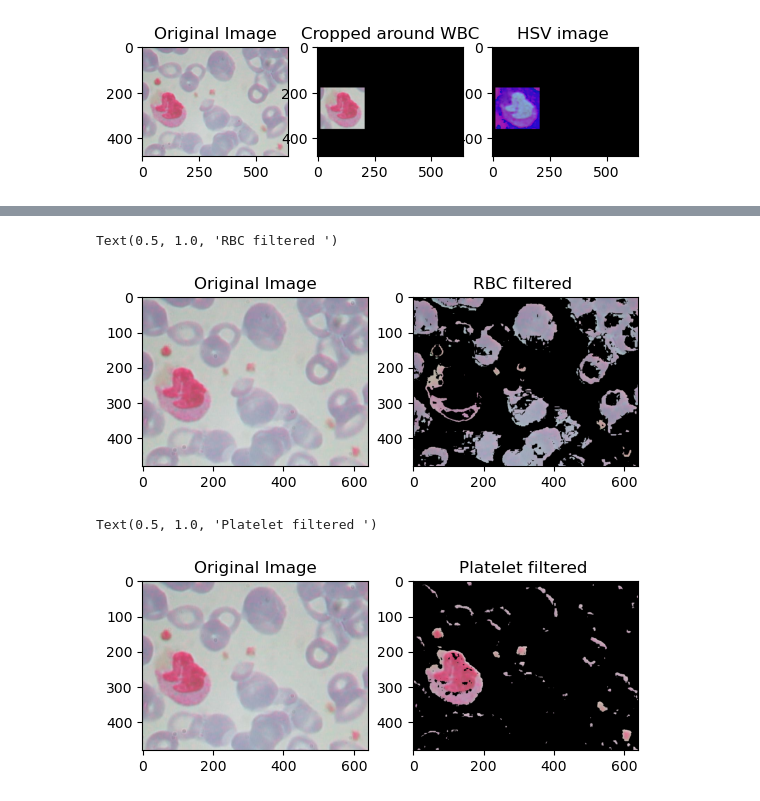
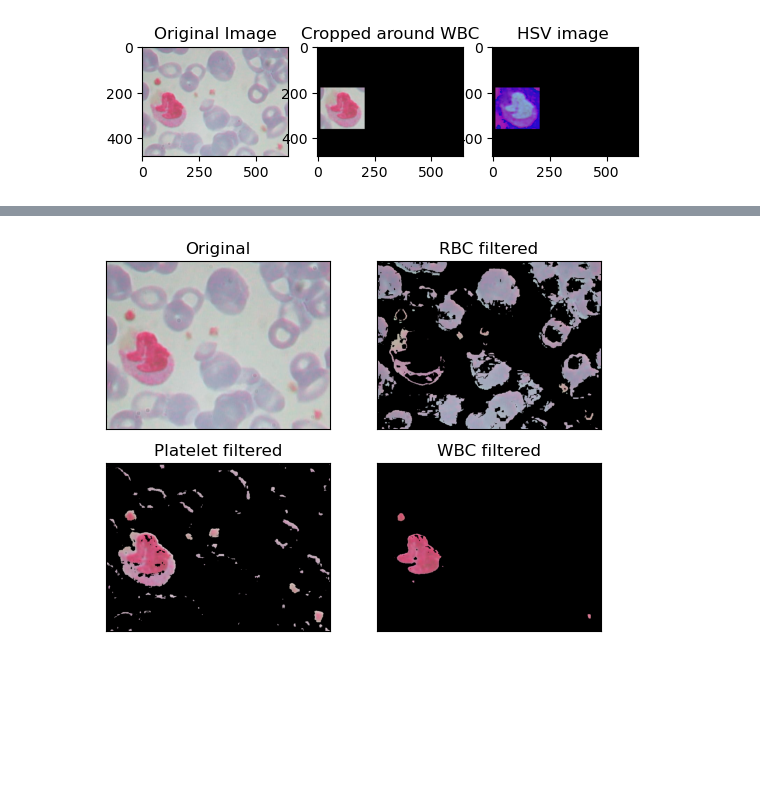
Before and after one commit to shreeja-shreeja/blood-image-exp, a Jupyter notebook: blood_segment.ipynb, the cells around one changed output, grey strips where cells are left out. Cells and saved outputs as stored; diff of their text form; code cells hidden in the pictures; blank space fills up the shorter version.

Commit message:
Combined filtering and thresholding

```diff
--- a/blood_segment.ipynb
+++ b/blood_segment.ipynb
@@ -145,35 +129,33 @@ Text(0.5, 1.0, 'WBC filtered ')
-# %%
-#Set thresholds for RBC
-lower = np.array([0, 25, 160])
-upper = np.array([180, 65, 200])
-
-img_rbc = img.copy()
-rbc_op = hsv_filter(img_rbc, lower, upper)
-
-fig, axes = plt.subplots(1, 2)
-axes[0].imshow(img)
-axes[0].set_title('Original Image')
-axes[1].imshow(rbc_op)
-axes[1].set_title('RBC filtered ')
-# %% [output]
-Text(0.5, 1.0, 'RBC filtered ')
-[figure, removed]
-# %%
-#Set thresholds for Platelets
-lower = np.array([110, 20, 180])
-upper = np.array([145, 166, 235])
-
-img_plt = img.copy()
-plt_op = hsv_filter(img_plt, lower, upper)
-
-fig, axes = plt.subplots(1, 2)
-axes[0].imshow(img)
-axes[0].set_title('Original Image')
-axes[1].imshow(plt_op)
-axes[1].set_title('Platelet filtered ')
-# %% [output]
-Text(0.5, 1.0, 'Platelet filtered ')
-[figure, removed]
+# %%
+# Set thresholds type = [lower_th, upper_th]
+wbc_th = [np.array([120, 100, 160]), np.array([135, 170, 225])]
+plt_th = [np.array([110, 20, 180]), np.array([145, 166, 235])]
+rbc_th = [np.array([0, 25, 160]), np.array([180, 65, 200])]
+
+ths = [wbc_th, rbc_th, plt_th]
+types = ['WBC', 'RBC', 'Platelet']
+# %%
+fig, axes = plt.subplots(2, 2)
+axes[0, 0].imshow(img)
+axes[0, 0].set_title('Original')
+axes[0, 0].set_xticks([])
+axes[0, 0].set_yticks([])
+
+tmp = [axes[0, 1], axes[1, 0], axes[1, 1]]
+imgs = []
+
+for i, celltype in enumerate(types):
+    tmp_img = img.copy()
+    flt_img = hsv_filter(tmp_img, ths[i][0], ths[i][1])
+
+    tmp[i - 1].imshow(flt_img)
+    tmp[i - 1].set_title(celltype + ' filtered')
+    tmp[i - 1].set_xticks([])
+    tmp[i - 1].set_yticks([])
+
+    imgs.append(flt_img)
+# %% [output]
+[figure, added]
 # %%
 # Otsu's binary thresholding
 # Adapted from https://learnopencv.com/otsu-thresholding-with-opencv/
```
Also changed, not shown: parts of 2 cells of this notebook.
